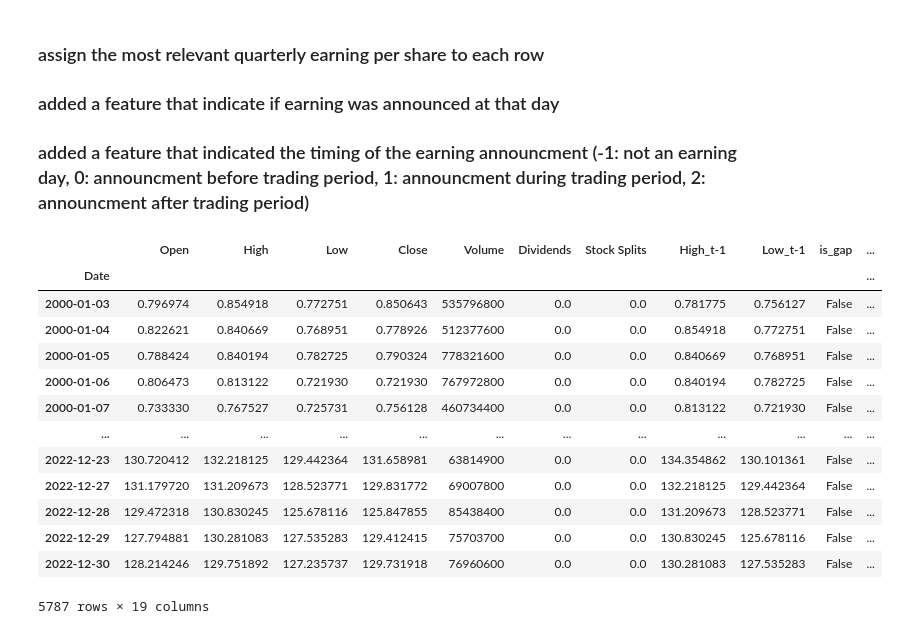
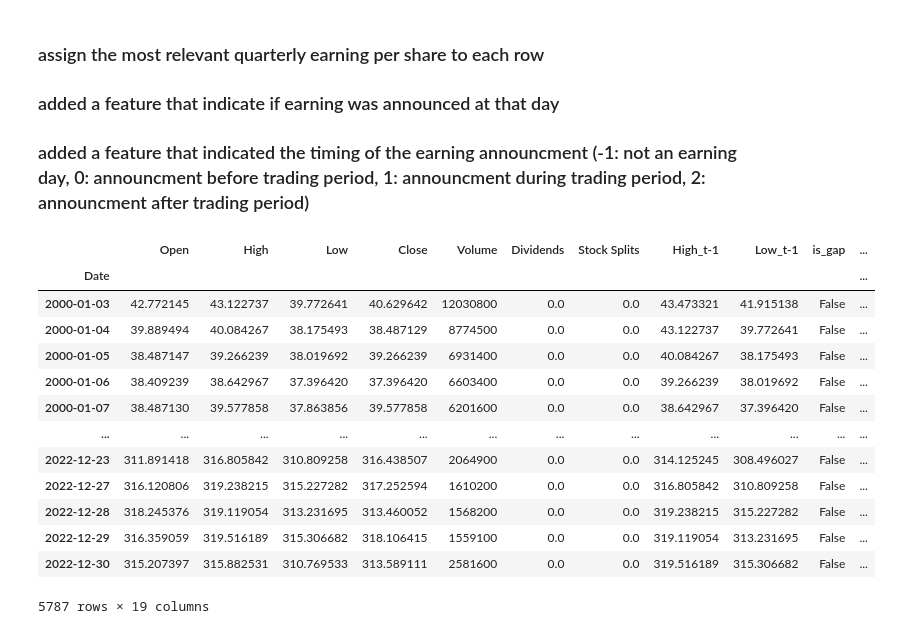
Before and after one commit to alonlerner/finance_project, a Jupyter notebook: find_gaps.ipynb, the cells around one changed output. Cells and saved outputs as stored; diff of their text form; code cells hidden in the pictures.

```diff
--- a/find_gaps.ipynb
+++ b/find_gaps.ipynb
@@ -9,7 +9,7 @@ import json
 from datetime import *
 import pandas as pd
 
-stock_abbr = 'AAPL'
+stock_abbr = 'HD'
 start, end = '1999-12-31', '2022-12-31'
 
 stock_ticker = yfinance.Ticker(stock_abbr)
@@ -171,27 +169,27 @@ f.close()
 # %%
 stock['eps'] = None
 stock['is_earn_day'] = False
 stock['earn_timing'] = -1 # -1: not an earning day, 0: announcment before trading period, 1: announcment during trading period, 2: announcment after trading period
 
 for i in range(len(earnings) - 1):
-    if earnings[i+1][1]:
-        if earnings[i+1][0] in stock.index:
-            stock.loc[earnings[i+1][0], 'is_earn_day'] = True
-            stock.loc[earnings[i+1][0], 'earn_timing'] = earnings[i+1][2]
-        stock.loc[earnings[i+1][0] : earnings[i][0], 'eps'] = earnings[i+1][1]
+    if earnings[i+1]['eps']:
+        if earnings[i+1]['date'] in stock.index:
+            stock.loc[earnings[i+1]['date'], 'is_earn_day'] = True
+            stock.loc[earnings[i+1]['date'], 'earn_timing'] = earnings[i+1]['timing']
+        stock.loc[earnings[i+1]['date'] : earnings[i]['date'], 'eps'] = earnings[i+1]['eps']
 stock
 # %% [output]
 |  | Open | High | Low | Close | Volume | Dividends | Stock Splits | High_t-1 | Low_t-1 | is_gap | ... |
 | Date |  |  |  |  |  |  |  |  |  |  | ... |
-| 2000-01-03 | 0.796974 | 0.854918 | 0.772751 | 0.850643 | 535796800 | 0.0 | 0.0 | 0.781775 | 0.756127 | False | ... |
-| 2000-01-04 | 0.822621 | 0.840669 | 0.768951 | 0.778926 | 512377600 | 0.0 | 0.0 | 0.854918 | 0.772751 | False | ... |
-| 2000-01-05 | 0.788424 | 0.840194 | 0.782725 | 0.790324 | 778321600 | 0.0 | 0.0 | 0.840669 | 0.768951 | False | ... |
-| 2000-01-06 | 0.806473 | 0.813122 | 0.721930 | 0.721930 | 767972800 | 0.0 | 0.0 | 0.840194 | 0.782725 | False | ... |
-| 2000-01-07 | 0.733330 | 0.767527 | 0.725731 | 0.756128 | 460734400 | 0.0 | 0.0 | 0.813122 | 0.721930 | False | ... |
+| 2000-01-03 | 42.772145 | 43.122737 | 39.772641 | 40.629642 | 12030800 | 0.0 | 0.0 | 43.473321 | 41.915138 | False | ... |
+| 2000-01-04 | 39.889494 | 40.084267 | 38.175493 | 38.487129 | 8774500 | 0.0 | 0.0 | 43.122737 | 39.772641 | False | ... |
+| 2000-01-05 | 38.487147 | 39.266239 | 38.019692 | 39.266239 | 6931400 | 0.0 | 0.0 | 40.084267 | 38.175493 | False | ... |
+| 2000-01-06 | 38.409239 | 38.642967 | 37.396420 | 37.396420 | 6603400 | 0.0 | 0.0 | 39.266239 | 38.019692 | False | ... |
+| 2000-01-07 | 38.487130 | 39.577858 | 37.863856 | 39.577858 | 6201600 | 0.0 | 0.0 | 38.642967 | 37.396420 | False | ... |
 | ... | ... | ... | ... | ... | ... | ... | ... | ... | ... | ... | ... |
-| 2022-12-23 | 130.720412 | 132.218125 | 129.442364 | 131.658981 | 63814900 | 0.0 | 0.0 | 134.354862 | 130.101361 | False | ... |
-| 2022-12-27 | 131.179720 | 131.209673 | 128.523771 | 129.831772 | 69007800 | 0.0 | 0.0 | 132.218125 | 129.442364 | False | ... |
-| 2022-12-28 | 129.472318 | 130.830245 | 125.678116 | 125.847855 | 85438400 | 0.0 | 0.0 | 131.209673 | 128.523771 | False | ... |
-| 2022-12-29 | 127.794881 | 130.281083 | 127.535283 | 129.412415 | 75703700 | 0.0 | 0.0 | 130.830245 | 125.678116 | False | ... |
-| 2022-12-30 | 128.214246 | 129.751892 | 127.235737 | 129.731918 | 76960600 | 0.0 | 0.0 | 130.281083 | 127.535283 | False | ... |
+| 2022-12-23 | 311.891418 | 316.805842 | 310.809258 | 316.438507 | 2064900 | 0.0 | 0.0 | 314.125245 | 308.496027 | False | ... |
+| 2022-12-27 | 316.120806 | 319.238215 | 315.227282 | 317.252594 | 1610200 | 0.0 | 0.0 | 316.805842 | 310.809258 | False | ... |
+| 2022-12-28 | 318.245376 | 319.119054 | 313.231695 | 313.460052 | 1568200 | 0.0 | 0.0 | 319.238215 | 315.227282 | False | ... |
+| 2022-12-29 | 316.359059 | 319.516189 | 315.306682 | 318.106415 | 1559100 | 0.0 | 0.0 | 319.119054 | 313.231695 | False | ... |
+| 2022-12-30 | 315.207397 | 315.882531 | 310.769533 | 313.589111 | 2581600 | 0.0 | 0.0 | 319.516189 | 315.306682 | False | ... |
 5787 rows × 19 columns
```
Also changed, not shown: parts of 5 cells of this notebook, 1 other file.
